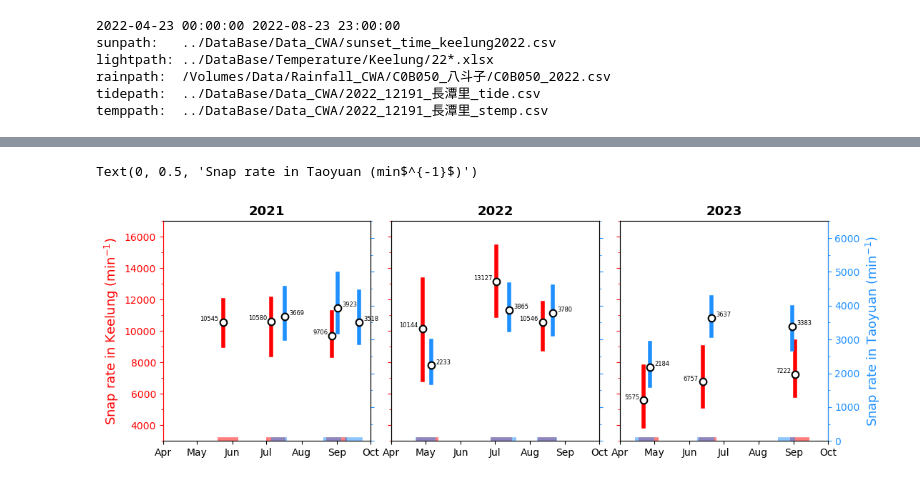
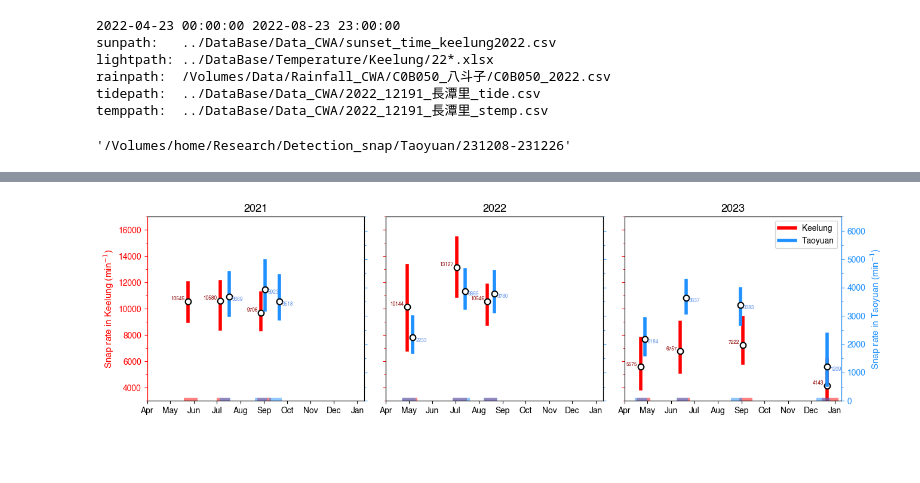
Before and after one commit to jhtong33/Code, a Jupyter notebook: 04.3_Plot_SnapRate_stats.ipynb, the cells around one changed output, grey strips where cells are left out. Cells and saved outputs as stored; diff of their text form; code cells hidden in the pictures; blank space fills up the shorter version.

```diff
--- a/04.3_Plot_SnapRate_stats.ipynb
+++ b/04.3_Plot_SnapRate_stats.ipynb
@@ -52,7 +48,7 @@ elif place == 'Keelung':
     tidepath = glob.glob(f'../DataBase/Data_CWA/{year}_12191_長潭里_tide.csv')[0]
     temp_cwapath = glob.glob(f'../DataBase/Data_CWA/{year}_12191_長潭里_stemp.csv')[0]
     # begintime = datetime(year, 4, 17, 12); endtime = datetime(year, 5, 3, 12)
-    ymin=3000; ymax=17000
+    ymin=2000; ymax=17000
 
 
 
@@ -73,9 +69,9 @@ temppath:  ../DataBase/Data_CWA/2022_12191_長潭里_stemp.csv
 # %%
 def figure_base_setting(ax):
     from matplotlib.ticker import (MultipleLocator, AutoMinorLocator)
-    ax[0].set_xlim(datetime(2021, 4, 1) ,datetime(2021, 10, 1))
-    ax[1].set_xlim(datetime(2022, 4, 1) ,datetime(2022, 10, 1))
-    ax[2].set_xlim(datetime(2023, 4, 1) ,datetime(2023, 10, 1))
+    ax[0].set_xlim(datetime(2021, 4, 1) ,datetime(2022, 1, 10))
+    ax[1].set_xlim(datetime(2022, 4, 1) ,datetime(2023, 1, 10))
+    ax[2].set_xlim(datetime(2023, 4, 1) ,datetime(2024, 1, 10))
 
     ax[0].yaxis.set_minor_locator(MultipleLocator(1000))
     ax[0].yaxis.set_major_locator(MultipleLocator(2000))
@@ -124,25 +120,30 @@ def figure_base_setting_right(rax):
     rax[0].tick_params(axis = 'y', color='dodgerblue', labelcolor = 'dodgerblue', which='both')
     rax[1].tick_params(axis = 'y', color='dodgerblue', labelcolor = 'dodgerblue', which='both')
     rax[2].tick_params(axis = 'y', color='dodgerblue', labelcolor = 'dodgerblue', which='both')
+# %%
+dirpath
+# %% [output]
+'/Volumes/home/Research/Detection_snap/Taoyuan/231208-231226'
 # %%
-plt.rcParams["font.family"] = "DejaVu Sans"
-fig, ax = plt.subplots(1,3,figsize=(12,4))#, sharey=True)
+plt.rcParams["font.family"] = "Helvetica"
+fig, ax = plt.subplots(1, 3, figsize=(15,4))#, sharey=True)
 plt.subplots_adjust(wspace = 0.1)
 
 place = 'Keelung'
 for dirpath in sorted(glob.glob(f'/Volumes/home/Research/Detection_snap/{place}/??????-??????')):
+    print(dirpath)
     alldf = pd.DataFrame()
 
-    if '21' in dirpath:
+    if '21' == dirpath.rsplit('/')[-1][:2]:
         year = '2021'
         pidx = 0
-    elif '22' in dirpath:
+    elif '22' == dirpath.rsplit('/')[-1][:2]:
         year = '2022'
         pidx = 1
-    elif '23' in dirpath:
+    elif '23' == dirpath.rsplit('/')[-1][:2]:
         year = '2023'
         pidx = 2
-    ax[pidx].set_title(year, fontsize=13, fontweight='bold')
+
 
     timerange = dirpath.rsplit('/')[-1]
     begin = timerange.rsplit('-')[0]; end = timerange.rsplit('-')[1]
@@ -151,7 +152,7 @@ for dirpath in sorted(glob.glob(f'/Volumes/home/Research/Detection_snap/{place}/
     dt = endtime - begintime
     ddt = -4 if place == 'Keelung' else 4
     plottime = begintime + timedelta(days=dt.days/2+ddt)
-
+    print(pidx, begintime, endtime, plottime)
     for filepath in sorted(glob.glob(f'{dirpath}/*csv')):
         df = pd.read_csv(filepath)
         alldf = pd.concat([alldf, df])
@@ -161,12 +162,12 @@ for dirpath in sorted(glob.glob(f'/Volumes/home/Research/Detection_snap/{place}/
     Q3 = np.percentile(alldf['Peak'], 5, interpolation='linear')
 
 
-    print(Q1, Q2, Q3)
+    # print(Q1, Q2, Q3)
     ax[pidx].hlines(xmin=begintime, xmax=endtime, y=ymin-0.05, lw=7, color='r', alpha=0.5)
-    ax[pidx].plot([plottime, plottime], [Q1, Q3], lw=4, color='r')
+    ax[pidx].plot([plottime, plottime], [Q1, Q3], lw=4, color='r', label=place)
     ax[pidx].plot([plottime], [Q2], marker = 'o', markersize = 7, color='white', mec='k', mew=1.5)
     if place == 'Keelung':
-        ax[pidx].text(plottime + timedelta(days=-4), Q2, int(Q2), ha='right', va ='bottom', fontsize=6)
+        ax[pidx].text(plottime + timedelta(days=-4), Q2, int(Q2), ha='right', va ='bottom', fontsize=6, color = 'darkred')
 
         # gettime = pd.to_datetime(df['Time'].values[0])
 
@@ -176,15 +177,16 @@ rax[0] = ax[0].twinx()
 rax[1] = ax[1].twinx()
 rax[2] = ax[2].twinx()
 for dirpath in sorted(glob.glob(f'/Volumes/home/Research/Detection_snap/{place}/??????-??????')):
+    print(dirpath)
     alldf = pd.DataFrame()
 
-    if '21' in dirpath:
+    if '21' == dirpath.rsplit('/')[-1][:2]:
         year = '2021'
 
-    elif '22' in dirpath:
+    elif '22' == dirpath.rsplit('/')[-1][:2]:
         year = '2022'
 
-    elif '23' in dirpath:
+    elif '23' == dirpath.rsplit('/')[-1][:2]:
         year = '2023'
 
 
@@ -195,7 +197,7 @@ for dirpath in sorted(glob.glob(f'/Volumes/home/Research/Detection_snap/{place}/
     dt = endtime - begintime
     ddt = -5 if place == 'Keelung' else 5
     plottime = begintime + timedelta(days=dt.days/2+ddt)
-
+    print(year, begintime, endtime, plottime)
     for filepath in sorted(glob.glob(f'{dirpath}/*csv')):
         df = pd.read_csv(filepath)
         alldf = pd.concat([alldf, df])
@@ -205,36 +207,50 @@ for dirpath in sorted(glob.glob(f'/Volumes/home/Research/Detection_snap/{place}/
     Q3 = np.percentile(alldf['Peak'], 5, interpolation='linear')
 
 
-    print(Q1, Q2, Q3)
+    # print(Q1, Q2, Q3)
     if year == '2021':
         rax[0].hlines(xmin=begintime, xmax=endtime, y=-0.05, lw=7, color='dodgerblue', alpha=0.5)
         rax[0].plot([plottime, plottime], [Q1, Q3], lw=4, color='dodgerblue')
         rax[0].plot([plottime], [Q2], marker = 'o', markersize = 7, color='white', mec='k', mew=1.5)
-        rax[0].text(plottime + timedelta(days=+4), Q2, int(Q2), ha='left', va ='bottom', fontsize=6)
+        rax[0].text(plottime + timedelta(days=+4), Q2, int(Q2), ha='left', va ='top', fontsize=6, color = 'cornflowerblue')
     elif year == '2022':
         rax[1].hlines(xmin=begintime, xmax=endtime, y=-0.05, lw=7, color='dodgerblue', alpha=0.5)
         rax[1].plot([plottime, plottime], [Q1, Q3], lw=4, color='dodgerblue')
         rax[1].plot([plottime], [Q2], marker = 'o', markersize = 7, color='white', mec='k', mew=1.5)
-        rax[1].text(plottime + timedelta(days=+4), Q2, int(Q2), ha='left', va ='bottom', fontsize=6)
+        rax[1].text(plottime + timedelta(days=+4), Q2, int(Q2), ha='left', va ='top', fontsize=6, color = 'cornflowerblue')
     elif year == '2023':
         rax[2].hlines(xmin=begintime, xmax=endtime, y=-0.05, lw=7, color='dodgerblue', alpha=0.5)
-        rax[2].plot([plottime, plottime], [Q1, Q3], lw=4, color='dodgerblue')
+        rax[2].plot([plottime, plottime], [Q1, Q3], lw=4, color='dodgerblue', label=place)
         rax[2].plot([plottime], [Q2], marker = 'o', markersize = 7, color='white', mec='k', mew=1.5)
-        rax[2].text(plottime + timedelta(days=+4), Q2, int(Q2), ha='left', va ='bottom', fontsize=6)
+        rax[2].text(plottime + timedelta(days=+4), Q2, int(Q2), ha='left', va ='top', fontsize=6, color = 'cornflowerblue')
 
 print('figure setting ... ')
-figure_base_setting(ax)
-figure_base_setting_right(rax)
+
+ax[0].set_title('2021', fontsize=13, fontweight='bold')
+ax[1].set_title('2022', fontsize=13, fontweight='bold')
+ax[2].set_title('2023', fontsize=13, fontweight='bold')
 
 ax[0].set_ylim(ymin-10, ymax)
 ax[1].set_ylim(ymin-10, ymax)
 ax[2].set_ylim(ymin-10, ymax)
-ax[0].set_ylabel('Snap rate in Keelung (min$^{-1}$)', color='red', fontsize=13)
+ax[0].set_ylabel('Snap rate in Keelung (min$^{-1}$)', color='red', fontsize=11)
 rax[0].spines['left'].set_color('red')
 
 
 rax[0].set_ylim(0, 6500)
 rax[1].set_ylim(0, 6500)
 rax[2].set_ylim(0, 6500)
-rax[2].set_ylabel('Snap rate in Taoyuan (min$^{-1}$)', color='dodgerblue', fontsize=13)
+rax[2].set_ylabel('Snap rate in Taoyuan (min$^{-1}$)', color='dodgerblue', fontsize=11)
+
+handles, labels = ax[2].get_legend_handles_labels()
+_handles, _labels = rax[2].get_legend_handles_labels()
+by_label = dict(zip([labels[0], _labels[0]], [handles[0], _handles[0]]))
+ax[2].legend(by_label.values(), by_label.keys(), fontsize=10)
+
+figure_base_setting_right(rax)
+figure_base_setting(ax)
+
+savepath = '/Users/tong/Documents/09_IONTU/Results/Detection_snap'
+fig.savefig(f'{savepath}/Snap_rate_summary_3years.png', dpi=300)
+fig.savefig(f'{savepath}/Snap_rate_summary_3years.pdf', dpi=300)
 # %% [output]
@@ -259,4 +273,3 @@ rax[2].set_ylabel('Snap rate in Taoyuan (min$^{-1}$)', color='dodgerblue', fonts
 figure setting ...
-Text(0, 0.5, 'Snap rate in Taoyuan (min$^{-1}$)')
-[figure, old version]
+[figure, new version]
 # %%
```
Also changed, not shown: parts of 5 cells of this notebook, 1 other file.
